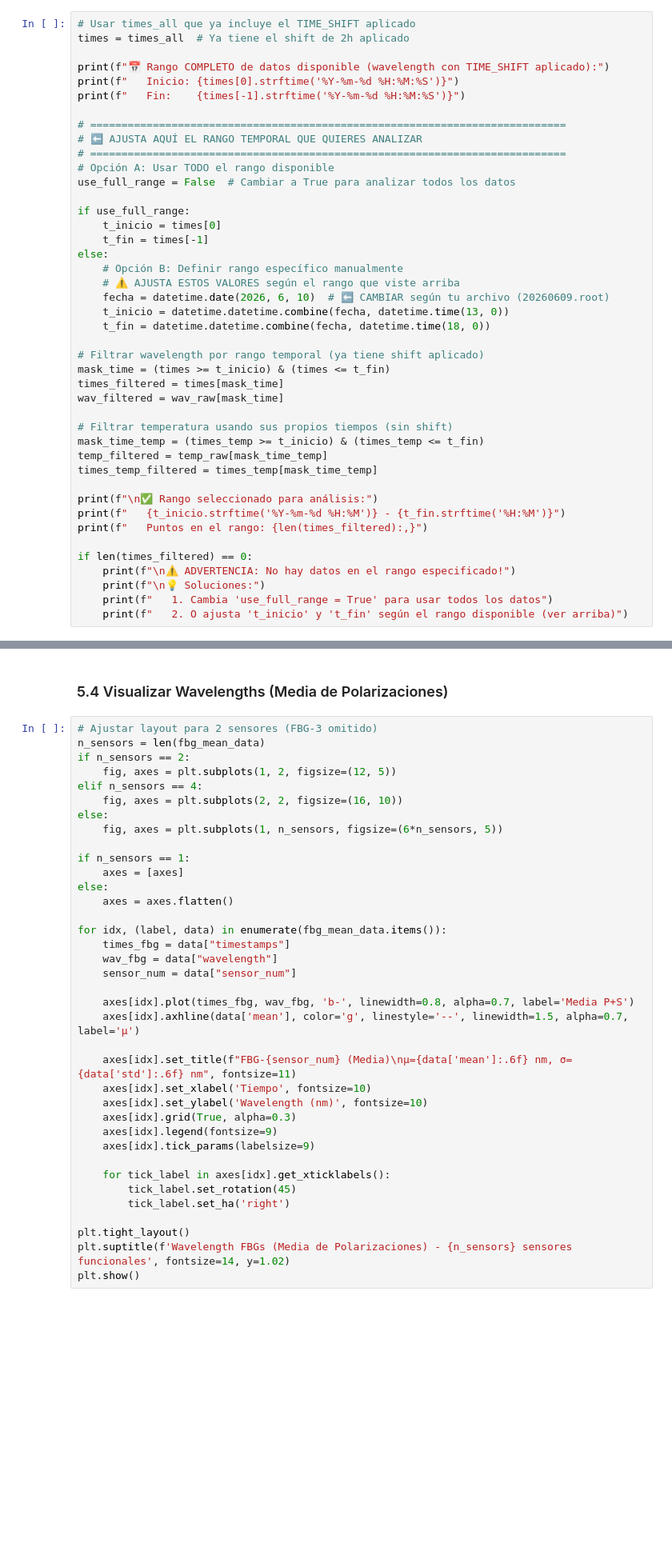
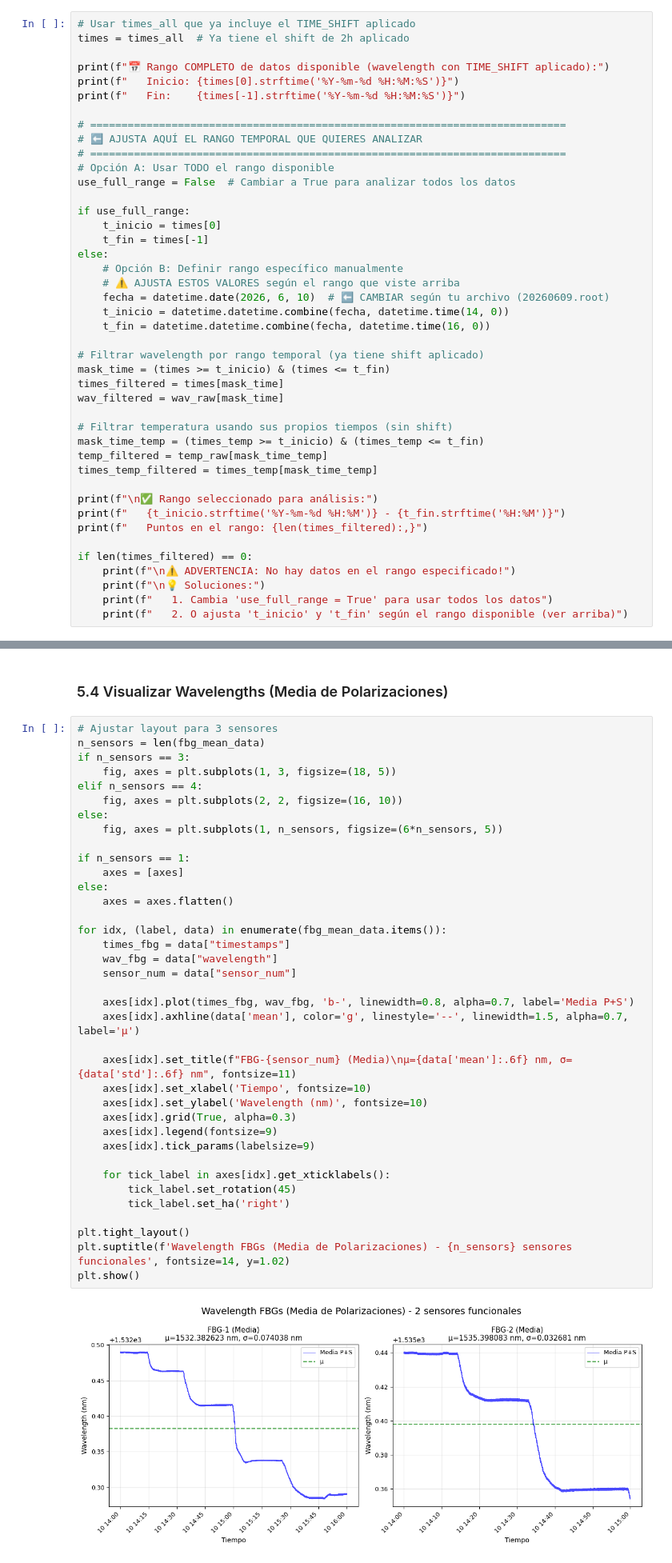
Before and after one commit to garpol/rtd-calibration-ana, a Jupyter notebook: FBG_Sensitivity_Analysis/Analisis_FBG_PEEK4_2sensores_20260610_2.ipynb, the cells around one changed output, grey strips where cells are left out. Shown at 80% size. Cells and saved outputs as stored; diff of their text form; blank space fills up the shorter version.

```diff
--- a/FBG_Sensitivity_Analysis/Analisis_FBG_PEEK4_2sensores_20260610_2.ipynb
+++ b/FBG_Sensitivity_Analysis/Analisis_FBG_PEEK4_2sensores_20260610_2.ipynb
@@ -212,8 +243,8 @@ else:
     # Opción B: Definir rango específico manualmente
     # ⚠️ AJUSTA ESTOS VALORES según el rango que viste arriba
     fecha = datetime.date(2026, 6, 10)  # ⬅️ CAMBIAR según tu archivo (20260609.root)
-    t_inicio = datetime.datetime.combine(fecha, datetime.time(13, 0))
-    t_fin = datetime.datetime.combine(fecha, datetime.time(18, 0))
+    t_inicio = datetime.datetime.combine(fecha, datetime.time(14, 0))
+    t_fin = datetime.datetime.combine(fecha, datetime.time(16, 0))
 
 # Filtrar wavelength por rango temporal (ya tiene shift aplicado)
 mask_time = (times >= t_inicio) & (times <= t_fin)
@@ -411,42 +520,44 @@ for label, data in fbg_mean_data.items():
 # %% [markdown]
 ### 5.4 Visualizar Wavelengths (Media de Polarizaciones)
 # %%
-# Ajustar layout para 2 sensores (FBG-3 omitido)
+# Ajustar layout para 3 sensores
 n_sensors = len(fbg_mean_data)
-if n_sensors == 2:
-    fig, axes = plt.subplots(1, 2, figsize=(12, 5))
+if n_sensors == 3:
+    fig, axes = plt.subplots(1, 3, figsize=(18, 5))
 elif n_sensors == 4:
     fig, axes = plt.subplots(2, 2, figsize=(16, 10))
 else:
     fig, axes = plt.subplots(1, n_sensors, figsize=(6*n_sensors, 5))
 
 if n_sensors == 1:
     axes = [axes]
 else:
     axes = axes.flatten()
 
 for idx, (label, data) in enumerate(fbg_mean_data.items()):
     times_fbg = data["timestamps"]
     wav_fbg = data["wavelength"]
     sensor_num = data["sensor_num"]
 
     axes[idx].plot(times_fbg, wav_fbg, 'b-', linewidth=0.8, alpha=0.7, label='Media P+S')
     axes[idx].axhline(data['mean'], color='g', linestyle='--', linewidth=1.5, alpha=0.7, label='μ')
 
     axes[idx].set_title(f"FBG-{sensor_num} (Media)\nμ={data['mean']:.6f} nm, σ={data['std']:.6f} nm", fontsize=11)
     axes[idx].set_xlabel('Tiempo', fontsize=10)
     axes[idx].set_ylabel('Wavelength (nm)', fontsize=10)
     axes[idx].grid(True, alpha=0.3)
     axes[idx].legend(fontsize=9)
     axes[idx].tick_params(labelsize=9)
 
     for tick_label in axes[idx].get_xticklabels():
         tick_label.set_rotation(45)
         tick_label.set_ha('right')
 
 plt.tight_layout()
 plt.suptitle(f'Wavelength FBGs (Media de Polarizaciones) - {n_sensors} sensores funcionales', fontsize=14, y=1.02)
 plt.show()
+# %% [output]
+[figure, added]
 # %% [markdown]
 ## 6️⃣ Correlación Temperatura - Wavelength
 
```
Also changed, not shown: parts of 25 cells of this notebook, 3 other files.
